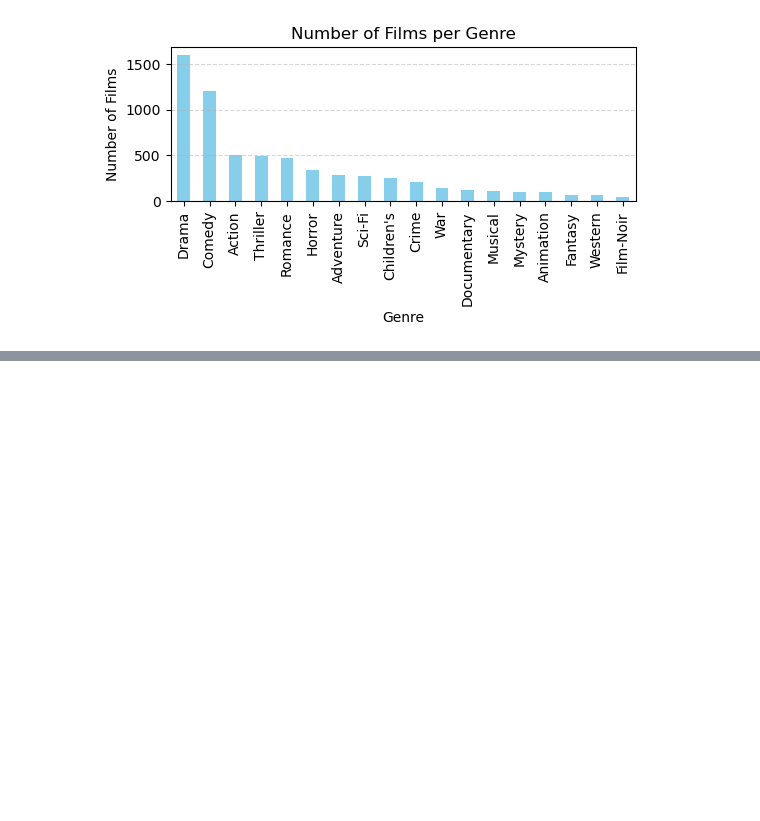
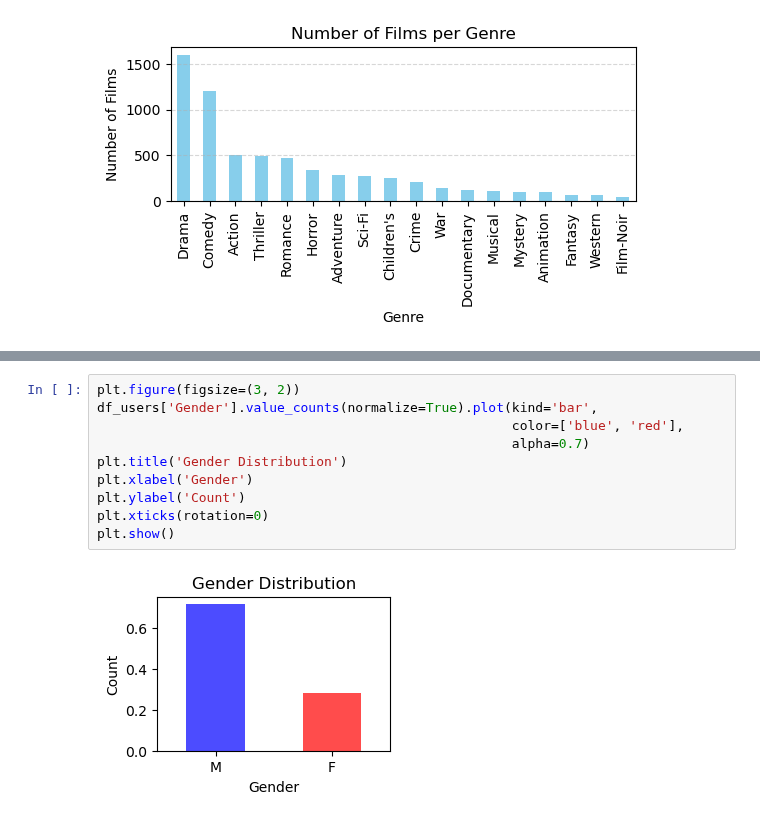
Before and after one commit to starovit/ucu-recsys-movielens, a Jupyter notebook: experiments/1_eda/eda.ipynb, the cells around one changed output, grey strips where cells are left out. Saved outputs shown, nothing was run; the diff lists cells and outputs as text; blank space fills up the shorter version.

```diff
--- a/experiments/1_eda/eda.ipynb
+++ b/experiments/1_eda/eda.ipynb
@@ -157,0 +176,12 @@ Name: Genres, Length: 3883, dtype: object
+# %%
+plt.figure(figsize=(3, 2))
+df_users['Gender'].value_counts(normalize=True).plot(kind='bar',
+                                                     color=['blue', 'red'],
+                                                     alpha=0.7)
+plt.title('Gender Distribution')
+plt.xlabel('Gender')
+plt.ylabel('Count')
+plt.xticks(rotation=0)
+plt.show()
+# %% [output]
+[figure, added]
```
Also changed, not shown: parts of 28 cells of this notebook, 3 other files.
